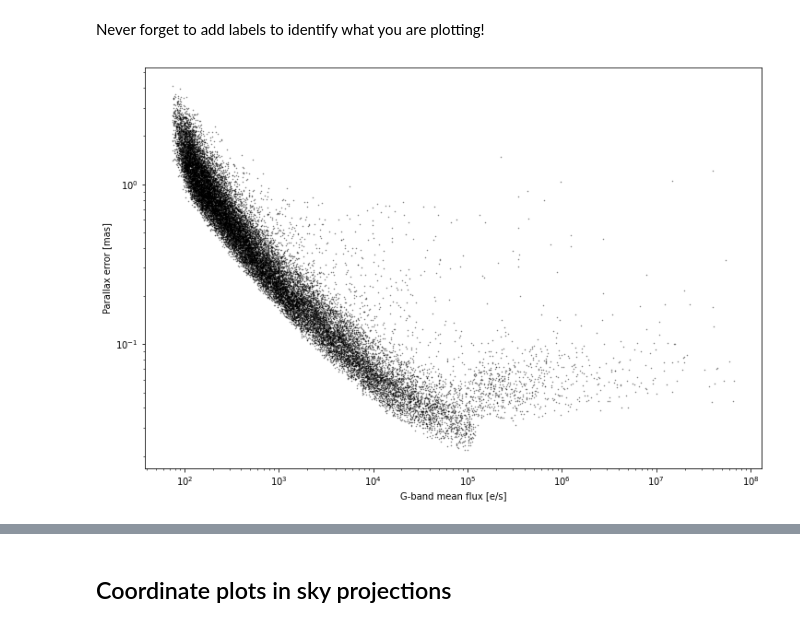
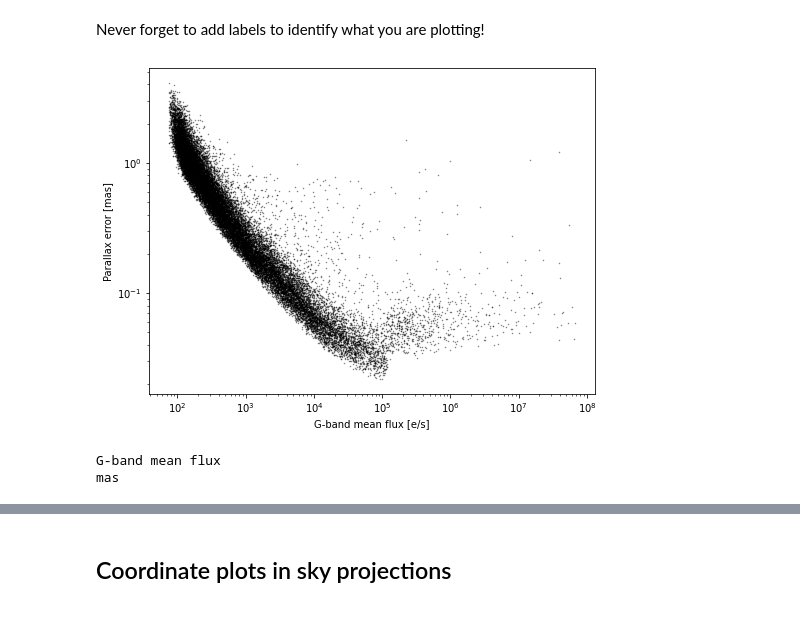
Before and after one commit to espsrc/pysnacks_1, a Jupyter notebook: tutorials/session_02/pysnack_1_02.ipynb, the cells around one changed output, grey strips where cells are left out. Saved outputs shown, nothing was run; the diff lists cells and outputs as text; code cells hidden in the pictures.

```diff
--- a/tutorials/session_02/pysnack_1_02.ipynb
+++ b/tutorials/session_02/pysnack_1_02.ipynb
@@ -284,12 +494,12 @@ ax.loglog();
 # %% [markdown]
 Never forget to add labels to identify what you are plotting!
 # %%
-fig, ax = plt.subplots(ncols=1, figsize=(12,8))
+fig, ax = plt.subplots(figsize=(8,6))
 
 ax.plot(data0['phot_g_mean_flux'], data0['parallax_error'], '.k', ms=1, alpha=0.5)
 ax.loglog()
 
 ax.set_xlabel('G-band mean flux [e/s]')
 ax.set_ylabel('Parallax error [mas]');
 # %% [output]
-[figure, old version]
+[figure, new version]
@@ -298,0 +506,6 @@ def str_label(tab, col):
+# %%
+print(data0['phot_g_mean_flux'].description)
+print(data0['parallax_error'].unit)
+# %% [output]
+G-band mean flux
+mas
```
Also changed, not shown: parts of 69 cells of this notebook, 2 other files.
